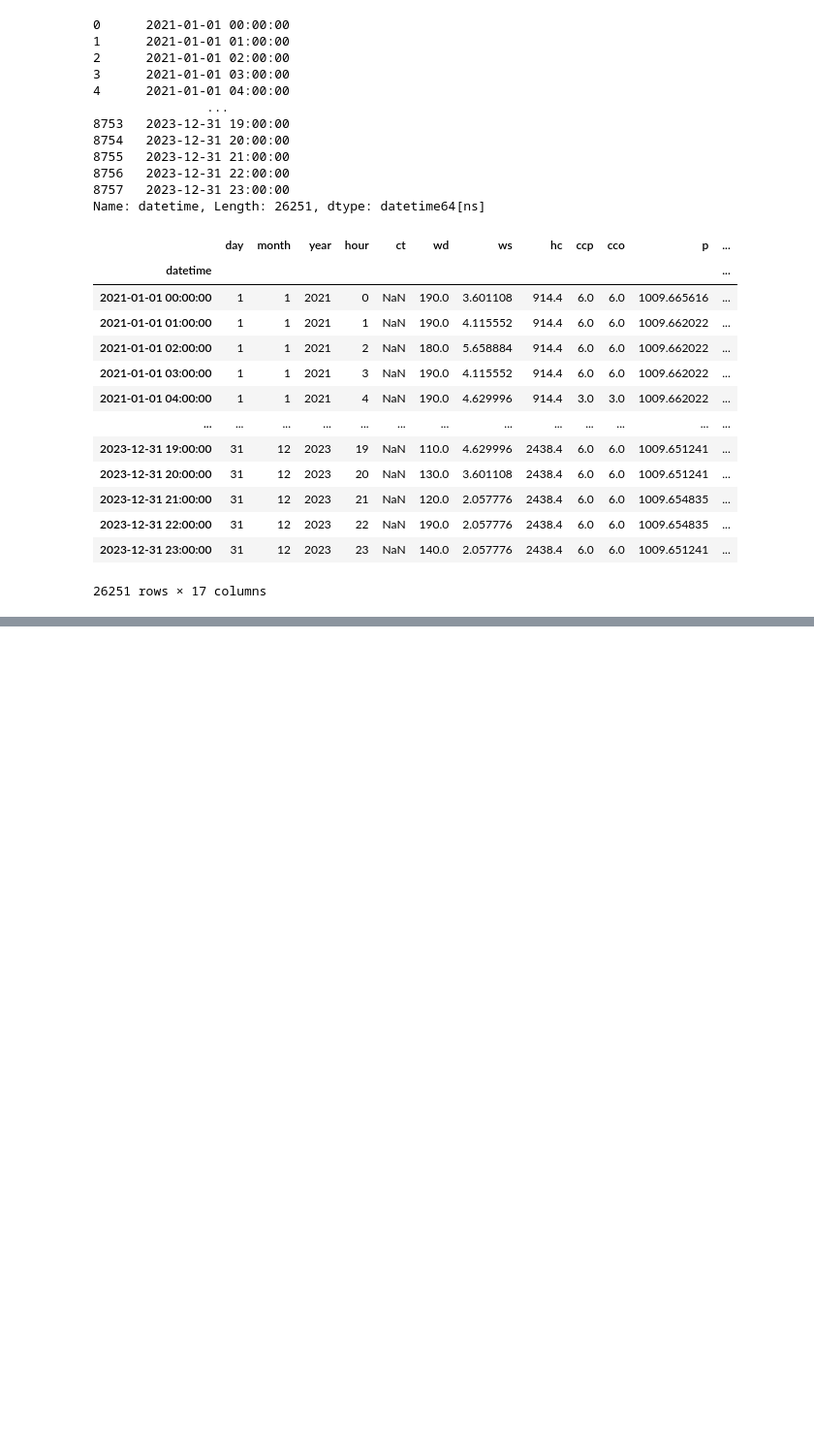
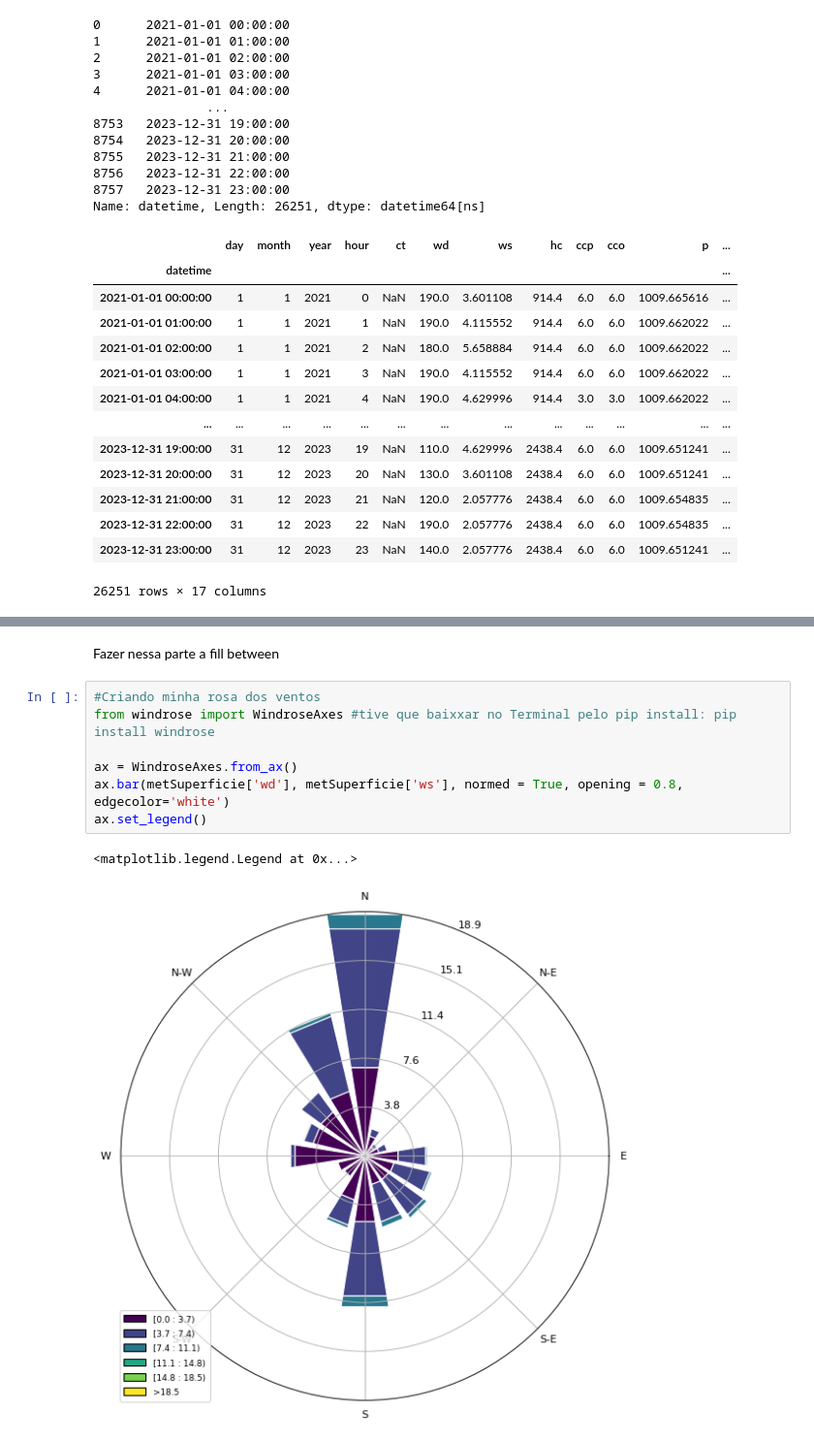
Before and after one commit to BarbaraGirardi07/ENS5173_Barbara, a Jupyter notebook: Atividade02.ipynb, the cells around one changed output, grey strips where cells are left out. Shown at 97% size. Saved outputs shown, nothing was run; the diff lists cells and outputs as text; blank space fills up the shorter version.

```diff
--- a/Atividade02.ipynb
+++ b/Atividade02.ipynb
@@ -116,0 +204,12 @@ print(media_mensal)
+# %% [markdown]
+Fazer nessa parte a fill between
+# %%
+#Criando minha rosa dos ventos
+from windrose import WindroseAxes #tive que baixxar no Terminal pelo pip install: pip install windrose
+
+ax = WindroseAxes.from_ax()
+ax.bar(metSuperficie['wd'], metSuperficie['ws'], normed = True, opening = 0.8, edgecolor='white')
+ax.set_legend()
+# %% [output]
+<matplotlib.legend.Legend at 0x...>
+[figure, added]
```
Also changed, not shown: parts of 12 cells of this notebook.
